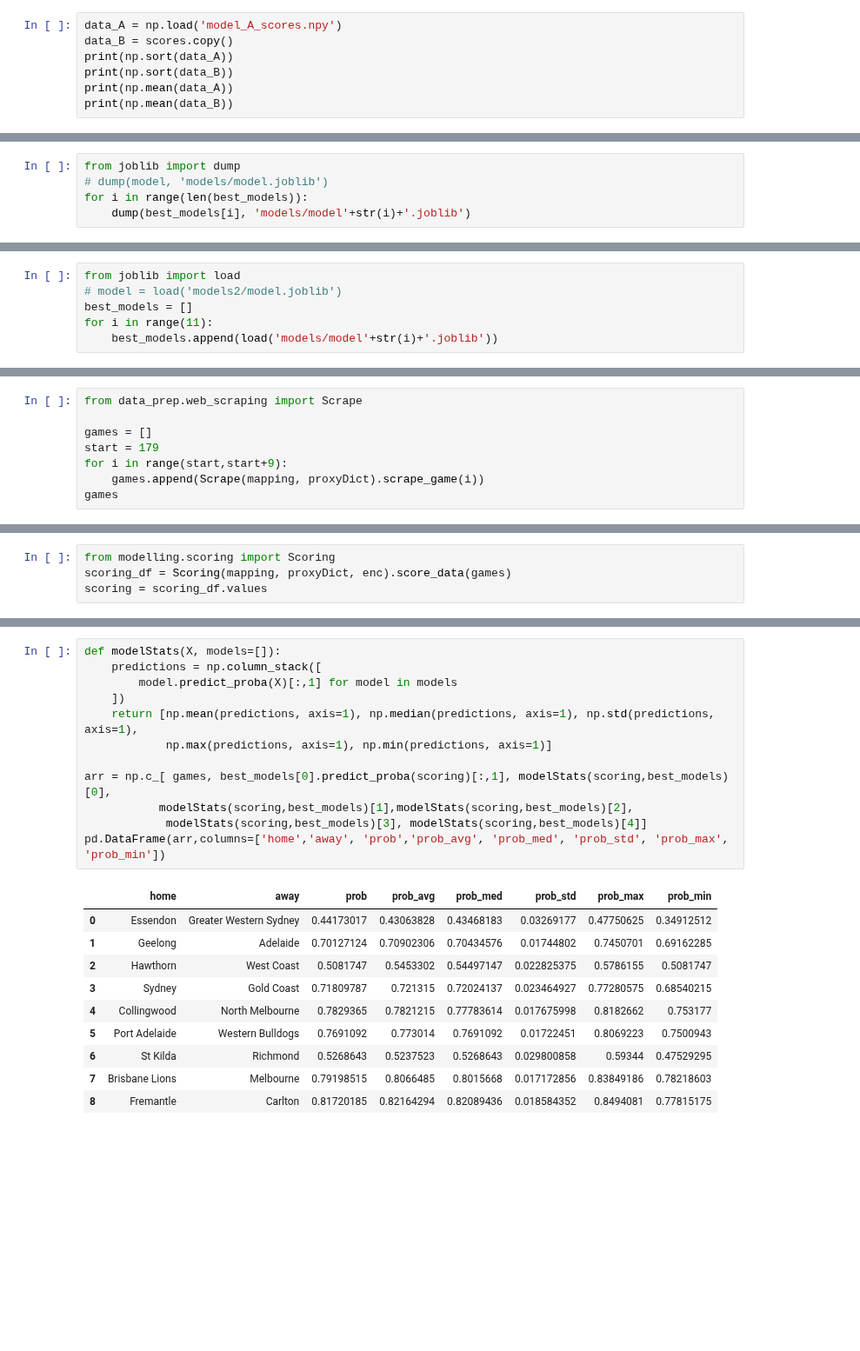
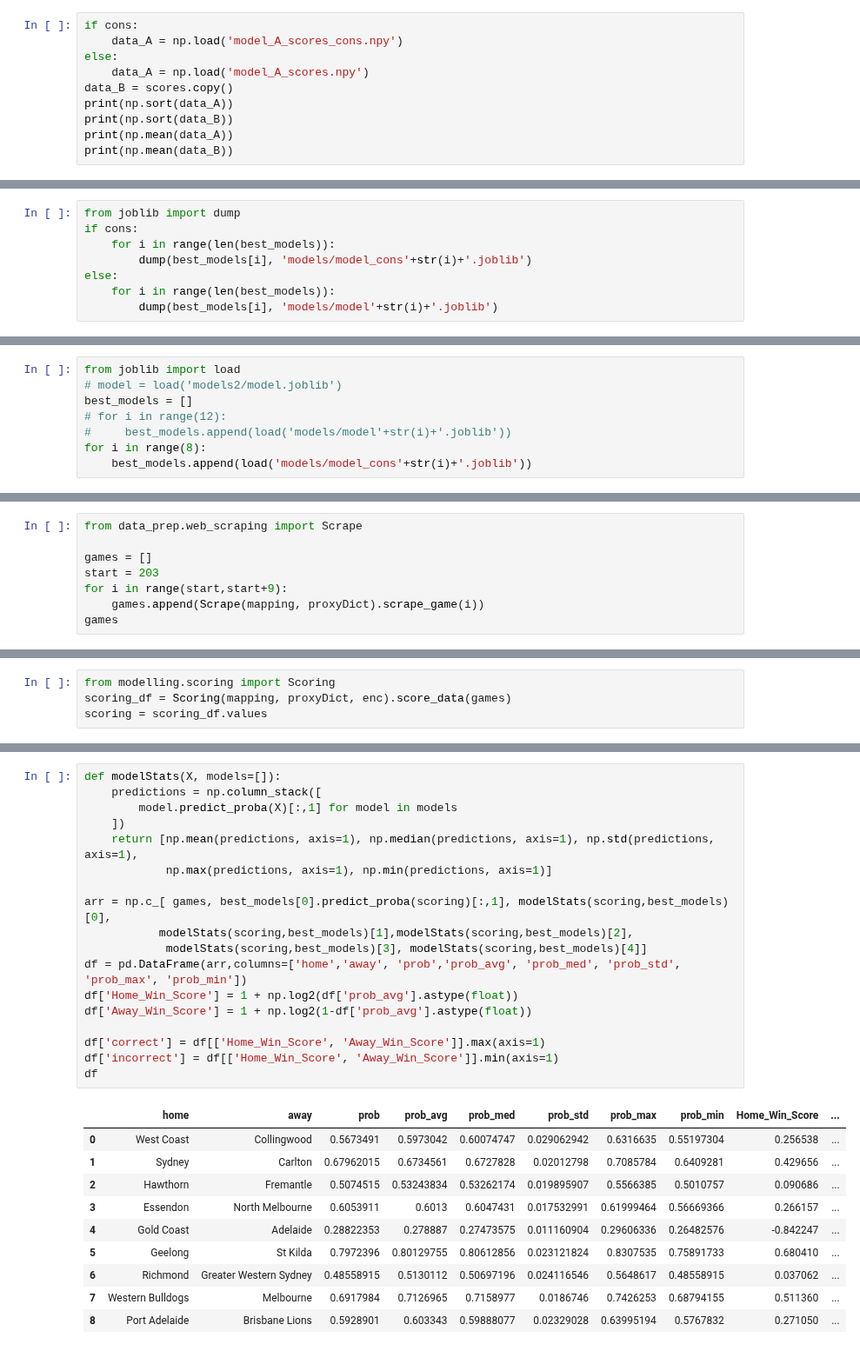
Before and after one commit to toddniven/AFL-Monash-comp, a Jupyter notebook: AFL historical model.ipynb, the cells around one changed output, grey strips where cells are left out. Shown at 87% size. Cells and saved outputs as stored; diff of their text form; blank space fills up the shorter version.

```diff
--- a/AFL historical model.ipynb
+++ b/AFL historical model.ipynb
@@ -332,5 +345,8 @@ Text(0.5, 1.0, 'Average Cumulative Score')
 # %%
-data_A = np.load('model_A_scores.npy')
+if cons:
+    data_A = np.load('model_A_scores_cons.npy')
+else:
+    data_A = np.load('model_A_scores.npy')
 data_B = scores.copy()
 print(np.sort(data_A))
 print(np.sort(data_B))
@@ -401,24 +420,29 @@ Probability model A is BETTER than model B: 0.432
 ## Save models
 # %%
 from joblib import dump
-# dump(model, 'models/model.joblib')
-for i in range(len(best_models)):
-    dump(best_models[i], 'models/model'+str(i)+'.joblib')
+if cons:
+    for i in range(len(best_models)):
+        dump(best_models[i], 'models/model_cons'+str(i)+'.joblib')
+else:
+    for i in range(len(best_models)):
+        dump(best_models[i], 'models/model'+str(i)+'.joblib')
 # %% [markdown]
 ## Load models
 # %%
 from joblib import load
 # model = load('models2/model.joblib')
 best_models = []
-for i in range(11):
-    best_models.append(load('models/model'+str(i)+'.joblib'))
+# for i in range(12):
+#     best_models.append(load('models/model'+str(i)+'.joblib'))
+for i in range(8):
+    best_models.append(load('models/model_cons'+str(i)+'.joblib'))
 # %% [markdown]
 ## Scoring
 # %%
 from data_prep.web_scraping import Scrape
 
 games = []
-start = 179
+start = 203
 for i in range(start,start+9):
     games.append(Scrape(mapping, proxyDict).scrape_game(i))
 games
@@ -452,23 +476,29 @@ scoring_df
 # %%
 def modelStats(X, models=[]):
     predictions = np.column_stack([
         model.predict_proba(X)[:,1] for model in models
     ])
     return [np.mean(predictions, axis=1), np.median(predictions, axis=1), np.std(predictions, axis=1),
             np.max(predictions, axis=1), np.min(predictions, axis=1)]
 
 arr = np.c_[ games, best_models[0].predict_proba(scoring)[:,1], modelStats(scoring,best_models)[0],
            modelStats(scoring,best_models)[1],modelStats(scoring,best_models)[2],
             modelStats(scoring,best_models)[3], modelStats(scoring,best_models)[4]]
-pd.DataFrame(arr,columns=['home','away', 'prob','prob_avg', 'prob_med', 'prob_std', 'prob_max', 'prob_min'])
+df = pd.DataFrame(arr,columns=['home','away', 'prob','prob_avg', 'prob_med', 'prob_std', 'prob_max', 'prob_min'])
+df['Home_Win_Score'] = 1 + np.log2(df['prob_avg'].astype(float))
+df['Away_Win_Score'] = 1 + np.log2(1-df['prob_avg'].astype(float))
+
+df['correct'] = df[['Home_Win_Score', 'Away_Win_Score']].max(axis=1)
+df['incorrect'] = df[['Home_Win_Score', 'Away_Win_Score']].min(axis=1)
+df
 # %% [output]
-|  | home | away | prob | prob_avg | prob_med | prob_std | prob_max | prob_min |
-| 0 | Essendon | Greater Western Sydney | 0.44173017 | 0.43063828 | 0.43468183 | 0.03269177 | 0.47750625 | 0.34912512 |
-| 1 | Geelong | Adelaide | 0.70127124 | 0.70902306 | 0.70434576 | 0.01744802 | 0.7450701 | 0.69162285 |
-| 2 | Hawthorn | West Coast | 0.5081747 | 0.5453302 | 0.54497147 | 0.022825375 | 0.5786155 | 0.5081747 |
-| 3 | Sydney | Gold Coast | 0.71809787 | 0.721315 | 0.72024137 | 0.023464927 | 0.77280575 | 0.68540215 |
-| 4 | Collingwood | North Melbourne | 0.7829365 | 0.7821215 | 0.77783614 | 0.017675998 | 0.8182662 | 0.753177 |
-| 5 | Port Adelaide | Western Bulldogs | 0.7691092 | 0.773014 | 0.7691092 | 0.01722451 | 0.8069223 | 0.7500943 |
-| 6 | St Kilda | Richmond | 0.5268643 | 0.5237523 | 0.5268643 | 0.029800858 | 0.59344 | 0.47529295 |
-| 7 | Brisbane Lions | Melbourne | 0.79198515 | 0.8066485 | 0.8015668 | 0.017172856 | 0.83849186 | 0.78218603 |
-| 8 | Fremantle | Carlton | 0.81720185 | 0.82164294 | 0.82089436 | 0.018584352 | 0.8494081 | 0.77815175 |
+|  | home | away | prob | prob_avg | prob_med | prob_std | prob_max | prob_min | Home_Win_Score | ... |
+| 0 | West Coast | Collingwood | 0.5673491 | 0.5973042 | 0.60074747 | 0.029062942 | 0.6316635 | 0.55197304 | 0.256538 | ... |
+| 1 | Sydney | Carlton | 0.67962015 | 0.6734561 | 0.6727828 | 0.02012798 | 0.7085784 | 0.6409281 | 0.429656 | ... |
+| 2 | Hawthorn | Fremantle | 0.5074515 | 0.53243834 | 0.53262174 | 0.019895907 | 0.5566385 | 0.5010757 | 0.090686 | ... |
+| 3 | Essendon | North Melbourne | 0.6053911 | 0.6013 | 0.6047431 | 0.017532991 | 0.61999464 | 0.56669366 | 0.266157 | ... |
+| 4 | Gold Coast | Adelaide | 0.28822353 | 0.278887 | 0.27473575 | 0.011160904 | 0.29606336 | 0.26482576 | -0.842247 | ... |
+| 5 | Geelong | St Kilda | 0.7972396 | 0.80129755 | 0.80612856 | 0.023121824 | 0.8307535 | 0.75891733 | 0.680410 | ... |
+| 6 | Richmond | Greater Western Sydney | 0.48558915 | 0.5130112 | 0.50697196 | 0.024116546 | 0.5648617 | 0.48558915 | 0.037062 | ... |
+| 7 | Western Bulldogs | Melbourne | 0.6917984 | 0.7126965 | 0.7158977 | 0.0186746 | 0.7426253 | 0.68794155 | 0.511360 | ... |
+| 8 | Port Adelaide | Brisbane Lions | 0.5928901 | 0.603343 | 0.59888077 | 0.02329028 | 0.63995194 | 0.5767832 | 0.271050 | ... |
```
Also changed, not shown: parts of 21 cells of this notebook.
